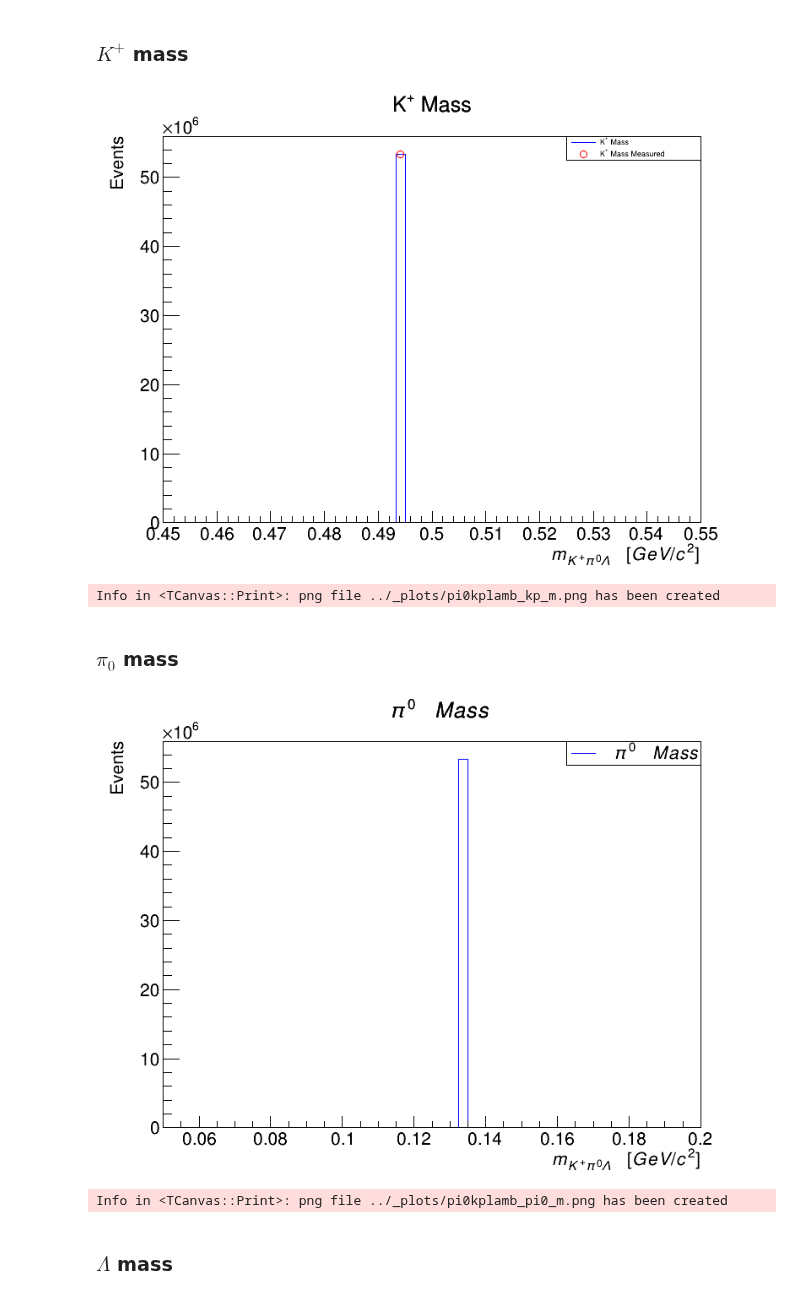
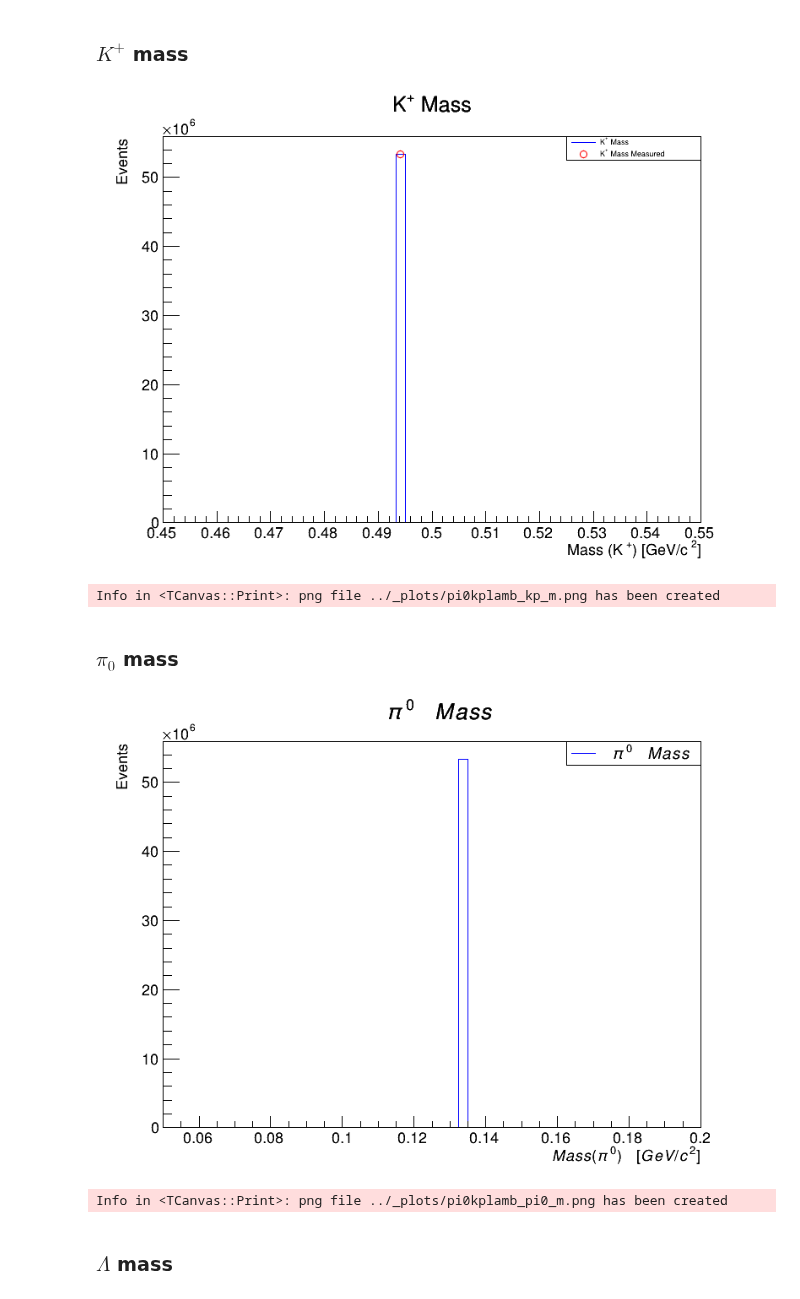
Before and after one commit to dancbart/gluex, a Jupyter notebook: analysis/pi0kplamb_analysis.ipynb, the cells around one changed output. Saved outputs shown, nothing was run; the diff lists cells and outputs as text; code cells hidden in the pictures.

```diff
--- a/analysis/pi0kplamb_analysis.ipynb
+++ b/analysis/pi0kplamb_analysis.ipynb
@@ -16,6 +19,9 @@ treeName = 'pi0kplamb_flat'
 
 def buildDataFrame(fileName, treeName):
     df = ROOT.RDataFrame(treeName, fileName)
+
+    df = df.Define('kpPi0Pim_m', 'kp_m + decayingPi0_m + pim_m') \
+           .Define('kpPi0_m', 'kp_m + decayingPi0_m')
 
     return df
 
@@ -82,7 +88,7 @@ from IPython.display import Image, display
 
 plotTitle = 'Beam energy'
 plot2Title = 'Beam energy measured'
-axisLabel = '$m_{K^{+}\pi^{0}\Lambda}$ [GeV/c^{2}]'
+axisLabel = 'Beam energy [GeV]'
 
 def plot_hist(df):
 
@@ -156,0 +191,28 @@ Warning in <TCanvas::Constructor>: Deleting canvas with same name: c
+# %%
+from IPython.display import Image, display
+import matplotlib.pyplot as plt
+
+plotTitle = '$Mass (K^{*}? -> K^{+} \pi^{0})$ [GeV/c^{2}]'
+axisLabel = '$Mass (K^{+} \pi^{0})$ [GeV/c^{2}]'
+
+def plot_hist(df):
+
+    dfFiltered = df
+
+    canvas = ROOT.TCanvas('c', 'c', 800, 600)
+    h1 = dfFiltered.Histo1D(('h1', plotTitle, 60, 0.05, 2.0), 'kpPi0_m')
+    h1.SetStats(False)
+    h1.SetLineColor(ROOT.kBlue)
+    h1.GetXaxis().SetTitle(axisLabel)
+    h1.GetYaxis().SetTitle('Events')
+    h1.Draw()
+    legend1 = ROOT.TLegend(0.7, 0.9, 0.9, 0.85)
+    legend1.AddEntry(h1.GetValue(), plotTitle, 'l')
+    legend1.Draw('same')
+
+    img_path = '../_plots/pi0kplamb_kpPi0_m.png'
+    canvas.SaveAs(img_path)
+    canvas.Close()
+    display(Image(filename=img_path))
+
+plot_hist(dfpi0kplamb)
@@ -161,41 +226,41 @@ from IPython.display import Image, display
 
 plotTitle = 'K^{+} Mass'
 plot2Title = 'K^{+} Mass Measured'
-axisLabel = '$m_{K^{+}\pi^{0}\Lambda}$ [GeV/c^{2}]'
+axisLabel = 'Mass (K^{+}) [GeV/c^{2}]'
 
 def plot_hist(df):
 
     dfFiltered = df
 
     canvas = ROOT.TCanvas('c', 'c', 800, 600)
     h1 = dfFiltered.Histo1D(('h1', plotTitle, 60, 0.45, 0.55), 'kp_m')
     h1.SetStats(False)
     h1.SetLineColor(ROOT.kBlue)
     h1.GetXaxis().SetTitle(axisLabel)
     h1.GetYaxis().SetTitle('Events')
     h1.Draw()
 
-    h2 = dfFiltered.Histo1D(('h2', plotTitle, 60, 0.45, 0.55), 'kp_m_measured')
+    h2 = dfFiltered.Histo1D(('h2', plot2Title, 60, 0.45, 0.55), 'kp_m_measured')
     h2.SetStats(False)
     h2.SetMarkerStyle(24)
     h2.SetMarkerColor(ROOT.kRed)
-    h2.GetXaxis().SetTitle(axisLabel)
-    h2.GetYaxis().SetTitle('Events')
+    # h2.GetXaxis().SetTitle(axisLabel)
+    # h2.GetYaxis().SetTitle('Events')
     h2.Draw('p same')
 
     legend1 = ROOT.TLegend(0.7, 0.9, 0.9, 0.85)
     legend1.AddEntry(h1.GetValue(), plotTitle, 'l')
     legend1.AddEntry(h2.GetValue(), plot2Title, 'p')
     legend1.Draw('same')
 
     img_path = '../_plots/pi0kplamb_kp_m.png'
     canvas.SaveAs(img_path)
     canvas.Close()
     display(Image(filename=img_path))
 
 plot_hist(dfpi0kplamb)
 # %% [output]
-[figure, old version]
+[figure, new version]
 Info in <TCanvas::Print>: png file ../_plots/pi0kplamb_kp_m.png has been created
 # %% [markdown]
 ### $\pi_{0}$ mass
@@ -203,7 +268,7 @@ Info in <TCanvas::Print>: png file ../_plots/pi0kplamb_kp_m.png has been created
 from IPython.display import Image, display
 
 plotTitle = '$\pi^{0}$ Mass'
-axisLabel = '$m_{K^{+}\pi^{0}\Lambda}$ [GeV/c^{2}]'
+axisLabel = '$Mass (\pi^{0})$ [GeV/c^{2}]'
 
 def plot_hist(df):
 
@@ -227,7 +292,7 @@ def plot_hist(df):
 
 plot_hist(dfpi0kplamb)
 # %% [output]
-[figure, old version]
+[figure, new version]
 Info in <TCanvas::Print>: png file ../_plots/pi0kplamb_pi0_m.png has been created
 # %% [markdown]
 ### $\Lambda$ mass
```
Also changed, not shown: parts of 14 cells of this notebook, 11 other files.
